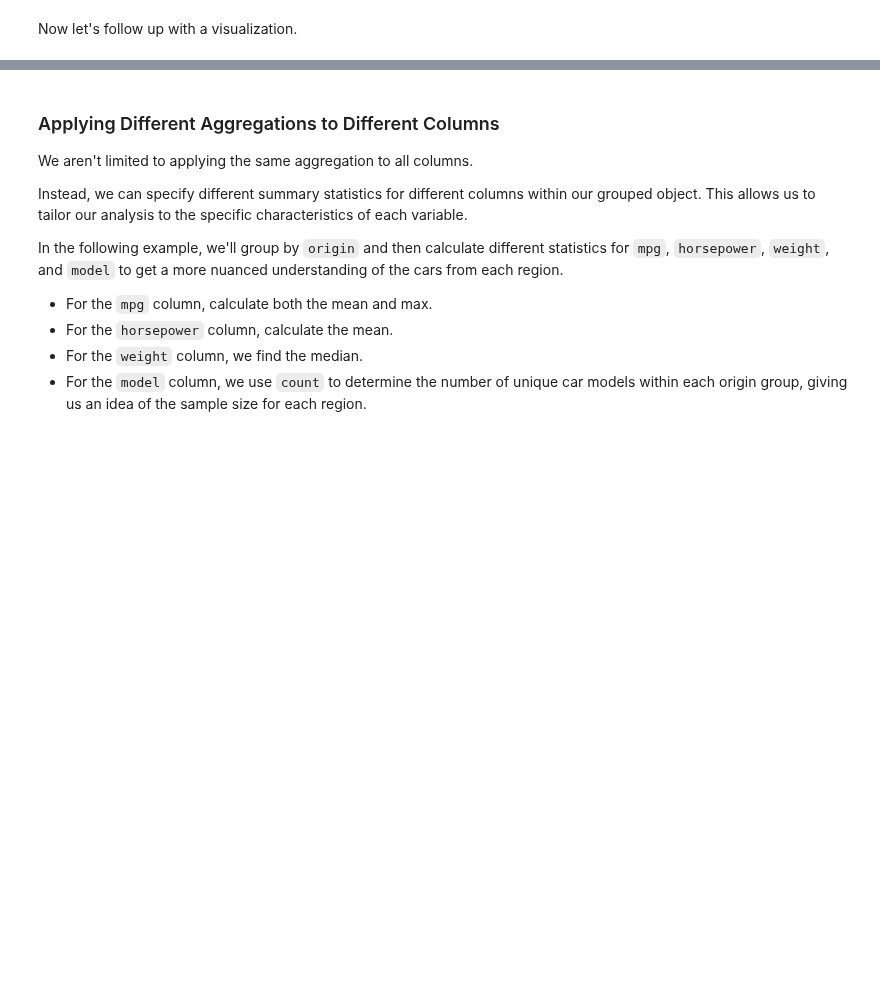
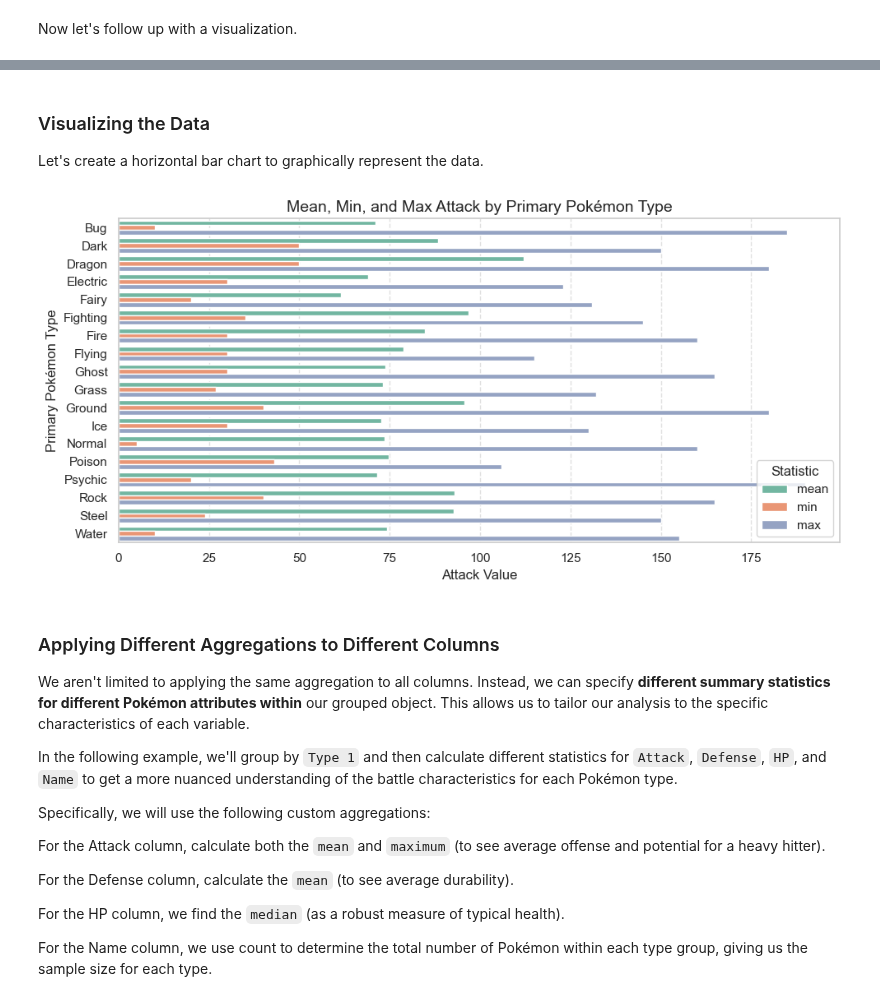
Before and after one commit to michaeltothewilson/data-with-python, a Jupyter notebook: notebooks-completed/08_aggregating_data-pokemon.ipynb, the cells around one changed output, grey strips where cells are left out. Drawn from its saved outputs; the diff is of its cells as text; code cells hidden in the pictures; blank space fills up the shorter version.

```diff
--- a/notebooks-completed/08_aggregating_data-pokemon.ipynb
+++ b/notebooks-completed/08_aggregating_data-pokemon.ipynb
@@ -548,2 +633,8 @@ Using `groupby()` and `.agg()`, let's determine and visualize the mean, minimum,
 # %%
 ## Begin Example
+attack_summary = pokemon_df.groupby("Type 1")["Attack"].agg(["mean",
+                                                             "min",
+                                                             "max"]
+                                                           )
+
+attack_summary
@@ -575,0 +730,11 @@ The result is a DataFrame where the index is `origin` and the columns are the ag
+# %%
+## Melt
+attack_summary_melted = attack_summary.reset_index().melt(
+    id_vars="Type 1",
+    value_vars=["mean", "min", "max"],
+    var_name="Statistic",
+    value_name="Attack Value"
+)
+
+attack_summary_melted.head(30)
+## Melted
@@ -576,15 +759,46 @@ The result is a DataFrame where the index is `origin` and the columns are the ag
+# %% [markdown]
+### Visualizing the Data
+
+Let's create a horizontal bar chart to graphically represent the data.
+# %%
+## Visualize the Data Based on the Melt
+
+# Draw Figure
+plt.figure(figsize=(10,5))
+
+
+# Draw Plot
+sns.barplot(data=attack_summary_melted,
+            x="Attack Value",
+            y="Type 1",
+            hue="Statistic",
+            palette="Set2")
+
+
+# Customize
+plt.title('Mean, Min, and Max Attack by Primary Pokémon Type', fontsize=14)
+plt.ylabel('Primary Pokémon Type')
+plt.xlabel('Attack Value')
+plt.legend(title='Statistic')
+plt.tight_layout()
+plt.grid(axis="x", linestyle="--", alpha=0.6)
+# %% [output]
+[figure, added]
 # %% [markdown]
 ### Applying Different Aggregations to Different Columns
 
-We aren't limited to applying the same aggregation to all columns.
+We aren't limited to applying the same aggregation to all columns. Instead, we can specify __different summary statistics for different Pokémon attributes within__ our grouped object. This allows us to tailor our analysis to the specific characteristics of each variable.
 
-Instead, we can specify different summary statistics for different columns within our grouped object. This allows us to tailor our analysis to the specific characteristics of each variable.
+In the following example, we'll group by `Type 1` and then calculate different statistics for `Attack`, `Defense`, `HP`, and `Name` to get a more nuanced understanding of the battle characteristics for each Pokémon type.
 
-In the following example, we'll group by `origin` and then calculate different statistics for `mpg`, `horsepower`, `weight`, and `model` to get a more nuanced understanding of the cars from each region.
+Specifically, we will use the following custom aggregations:
 
-* For the `mpg` column, calculate both the mean and max.
-* For the `horsepower` column, calculate the mean.
-* For the `weight` column, we find the median.
-* For the `model` column, we use `count` to determine the number of unique car models within each origin group, giving us an idea of the sample size for each region.
+For the Attack column, calculate both the `mean` and `maximum` (to see average offense and potential for a heavy hitter).
+
+For the Defense column, calculate the `mean` (to see average durability).
+
+For the HP column, we find the `median` (as a robust measure of typical health).
+
+For the Name column, we use count to determine the total number of Pokémon within each type group, giving us the sample size for each type.
 # %%
 ## Begin Example
```
Also changed, not shown: parts of 41 cells of this notebook, 2 other files.
